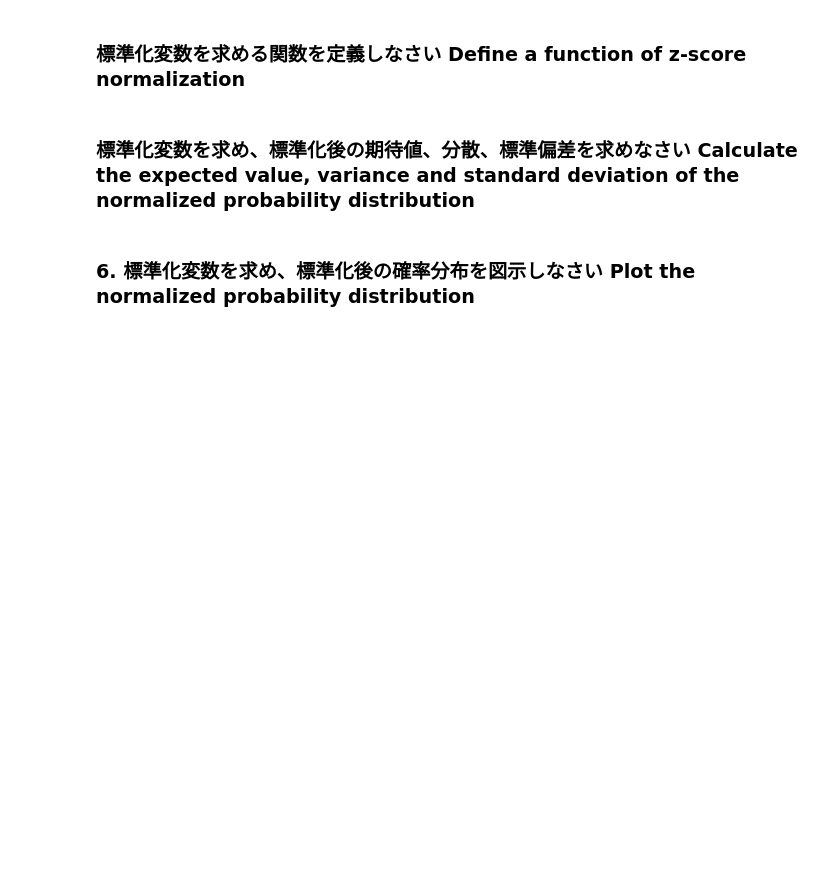
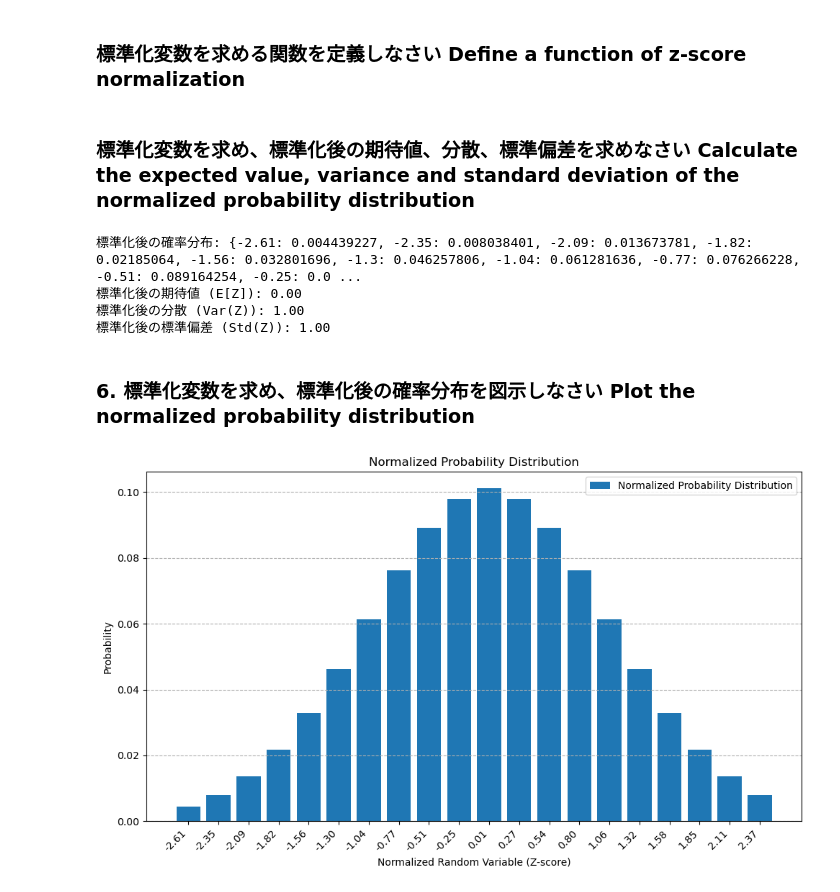
Before and after one commit to Yuji181181/Data_Analysis, a Jupyter notebook: DS_exercise/3/ex03-assign1.ipynb, the cells around one changed output. Saved outputs shown, nothing was run; the diff lists cells and outputs as text; code cells hidden in the pictures; blank space fills up the shorter version.

```diff
--- a/DS_exercise/3/ex03-assign1.ipynb
+++ b/DS_exercise/3/ex03-assign1.ipynb
@@ -23,4 +110,14 @@
 # %% [markdown]
 ###  標準偏差を求める関数を定義しなさい Define a function of standard deviation
+# %%
+def calculate_std_dev(variance):
+    return np.sqrt(variance)
 # %% [markdown]
 ###  期待値、分散、標準偏差を求めなさい Calculate the expected value, variance and standard deviation
+# %%
+E_X = calculate_expected_value(prob_dist)
+Var_X = calculate_variance(prob_dist, E_X)
+Std_X = calculate_std_dev(Var_X)
+print(f"期待値 (E[X]): {E_X:.2f}")
+print(f"分散 (Var(X)): {Var_X:.2f}")
+print(f"標準偏差 (Std(X)): {Std_X:.2f}")
@@ -27,6 +128,46 @@
 # %% [markdown]
 ###  標準化変数を求める関数を定義しなさい Define a function of z-score normalization
+# %%
+def normalize_variable(variable, mean, std_dev):
+    if std_dev == 0:
+        return np.nan
+    return (variable - mean) / std_dev
 # %% [markdown]
 ###  標準化変数を求め、標準化後の期待値、分散、標準偏差を求めなさい Calculate the expected value, variance and standard deviation of the normalized probability distribution
+# %%
+normalized_prob_dist = {}
+for var, prob in prob_dist.items():
+    normalized_var = normalize_variable(var, E_X, Std_X)
+    normalized_prob_dist[normalized_var] = prob
+E_Z = calculate_expected_value(normalized_prob_dist)
+Var_Z = calculate_variance(normalized_prob_dist, E_Z)
+Std_Z = calculate_std_dev(Var_Z)
+
+print("標準化後の確率分布:", {round(k, 2): v for k, v in normalized_prob_dist.items()}) # 表示用にキーを丸める
+print(f"標準化後の期待値 (E[Z]): {E_Z:.2f}")
+print(f"標準化後の分散 (Var(Z)): {Var_Z:.2f}")
+print(f"標準化後の標準偏差 (Std(Z)): {Std_Z:.2f}")
+# %% [output]
+標準化後の確率分布: {-2.61: 0.004439227, -2.35: 0.008038401, -2.09: 0.013673781, -1.82: 0.02185064, -1.56: 0.032801696, -1.3: 0.046257806, -1.04: 0.061281636, -0.77: 0.076266228, -0.51: 0.089164254, -0.25: 0.0 ...
+標準化後の期待値 (E[Z]): 0.00
+標準化後の分散 (Var(Z)): 1.00
+標準化後の標準偏差 (Std(Z)): 1.00
 # %% [markdown]
 ### 6. 標準化変数を求め、標準化後の確率分布を図示しなさい Plot the normalized probability distribution
+# %%
+normalized_variables = list(normalized_prob_dist.keys())
+normalized_probabilities = list(normalized_prob_dist.values())
+
+plt.figure(figsize=(10, 6))
+x_indices = np.arange(len(normalized_variables))
+plt.bar(x_indices, normalized_probabilities, width=0.8, label='Normalized Probability Distribution')
+plt.xlabel('Normalized Random Variable (Z-score)')
+plt.ylabel('Probability')
+plt.title('Normalized Probability Distribution')
+plt.xticks(x_indices, [f'{var:.2f}' for var in normalized_variables], rotation=45, ha='right')
+plt.grid(axis='y', linestyle='--')
+plt.legend()
+plt.tight_layout()
+plt.show()
+# %% [output]
+[figure, added]
```
Also changed, not shown: parts of 10 cells of this notebook, 1 other file.
